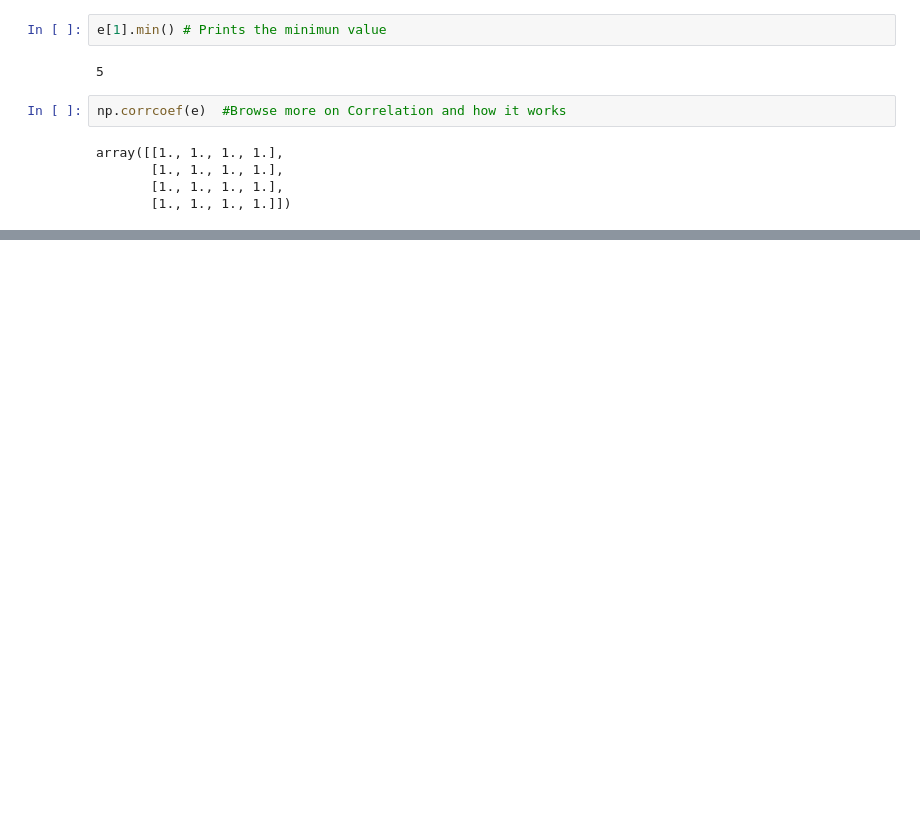
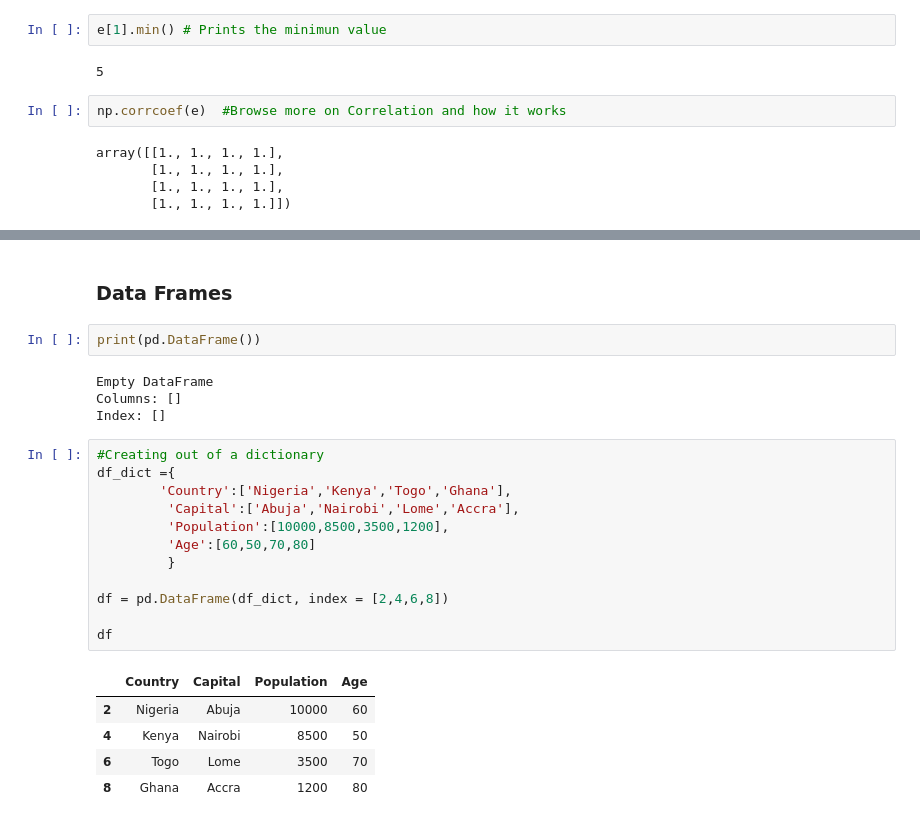
Before and after one commit to echefulouis/Data_Science_tutorial, a Jupyter notebook: Hamonye Notes/Python in ML by Hamonye.ipynb, the cells around one changed output, grey strips where cells are left out. Saved outputs shown, nothing was run; the diff lists cells and outputs as text; blank space fills up the shorter version.

```diff
--- a/Hamonye Notes/Python in ML by Hamonye.ipynb
+++ b/Hamonye Notes/Python in ML by Hamonye.ipynb
@@ -206,0 +289,26 @@ array([[1., 1., 1., 1.],
+# %% [markdown]
+### Data Frames
+# %%
+print(pd.DataFrame())
+# %% [output]
+Empty DataFrame
+Columns: []
+Index: []
+# %%
+#Creating out of a dictionary
+df_dict ={
+        'Country':['Nigeria','Kenya','Togo','Ghana'],
+         'Capital':['Abuja','Nairobi','Lome','Accra'],
+         'Population':[10000,8500,3500,1200],
+         'Age':[60,50,70,80]
+         }
+
+df = pd.DataFrame(df_dict, index = [2,4,6,8])
+
+df
+# %% [output]
+|  | Country | Capital | Population | Age |
+| 2 | Nigeria | Abuja | 10000 | 60 |
+| 4 | Kenya | Nairobi | 8500 | 50 |
+| 6 | Togo | Lome | 3500 | 70 |
+| 8 | Ghana | Accra | 1200 | 80 |
```
Also changed, not shown: parts of 28 cells of this notebook, 1 other file.
